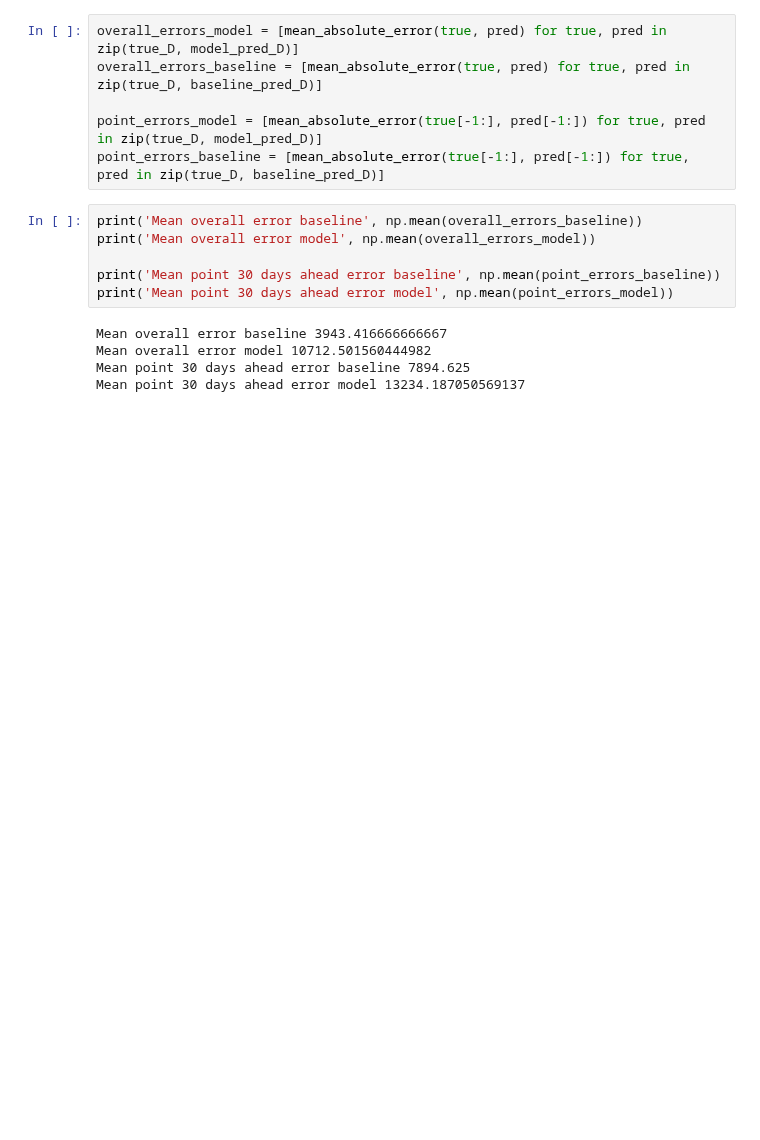
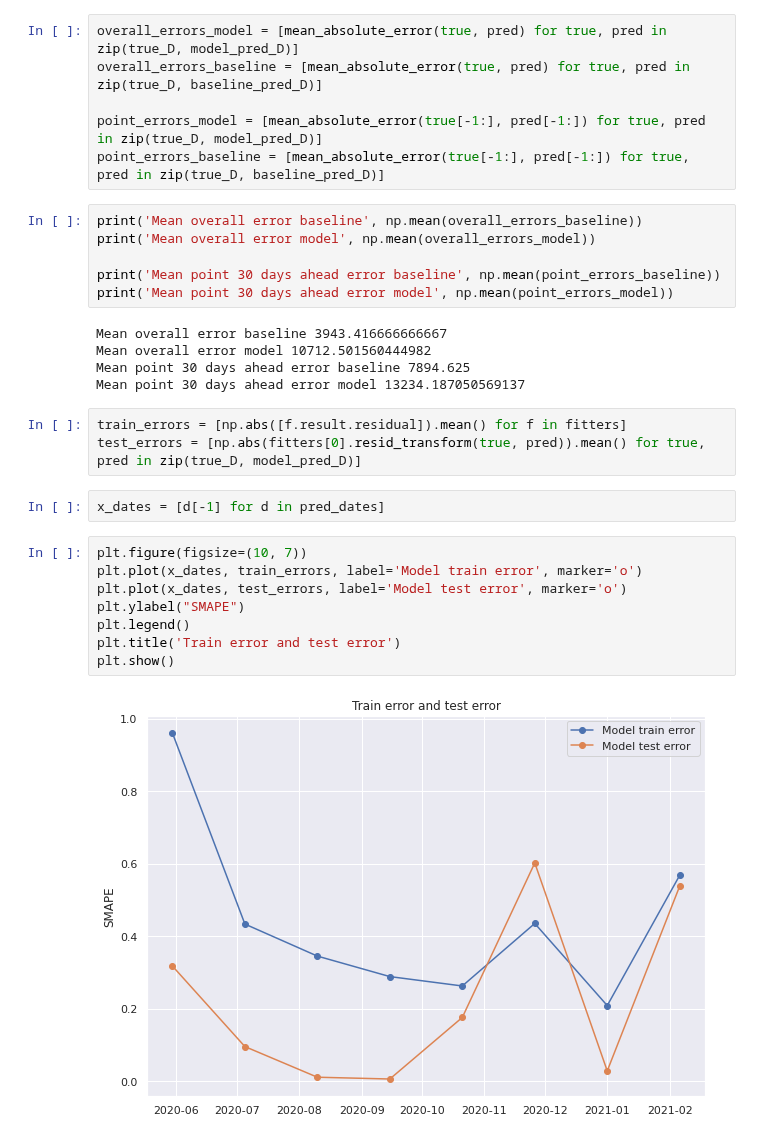
Before and after one commit to btseytlin/covid_peak_sir_modelling, a Jupyter notebook: seir_curve_fit_owid_hidden_ensemble.ipynb, the cells around one changed output. Cells and saved outputs as stored; diff of their text form; blank space fills up the shorter version.

```diff
--- a/seir_curve_fit_owid_hidden_ensemble.ipynb
+++ b/seir_curve_fit_owid_hidden_ensemble.ipynb
@@ -427,4 +357,19 @@ Mean overall error baseline 3943.416666666667
 Mean overall error model 10712.501560444982
 Mean point 30 days ahead error baseline 7894.625
 Mean point 30 days ahead error model 13234.187050569137
+# %%
+train_errors = [np.abs([f.result.residual]).mean() for f in fitters]
+test_errors = [np.abs(fitters[0].resid_transform(true, pred)).mean() for true, pred in zip(true_D, model_pred_D)]
+# %%
+x_dates = [d[-1] for d in pred_dates]
+# %%
+plt.figure(figsize=(10, 7))
+plt.plot(x_dates, train_errors, label='Model train error', marker='o')
+plt.plot(x_dates, test_errors, label='Model test error', marker='o')
+plt.ylabel("SMAPE")
+plt.legend()
+plt.title('Train error and test error')
+plt.show()
+# %% [output]
+[figure, added]
 # %%
```
Also changed, not shown: parts of 21 cells of this notebook.
